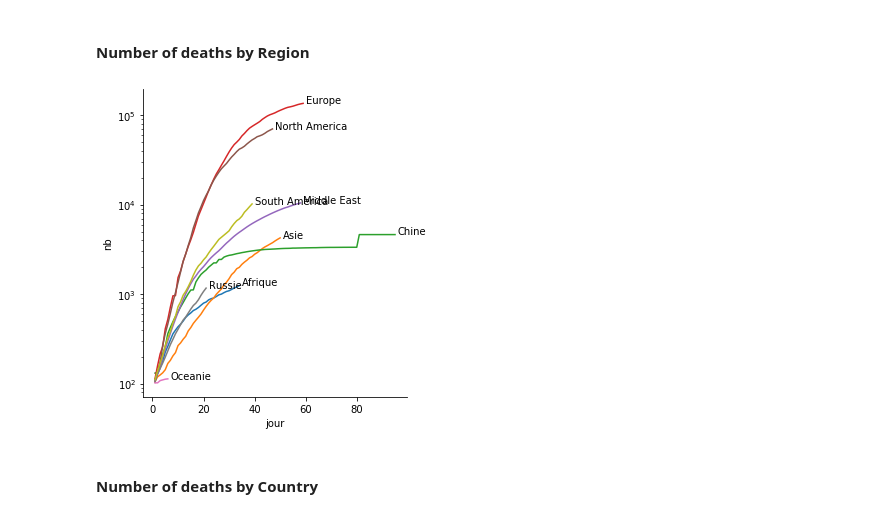
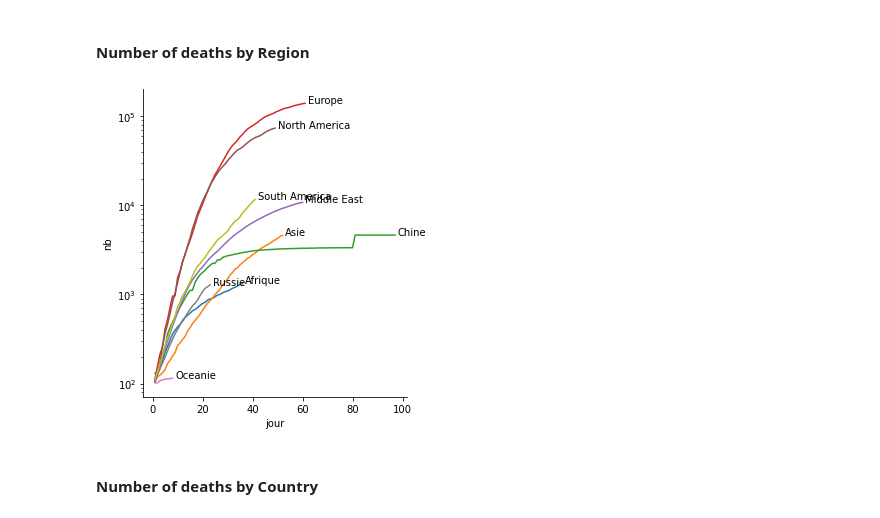
Before and after one commit to ecoudron/Covid-19, a Jupyter notebook: Covid.ipynb, the cells around one changed output. Saved outputs shown, nothing was run; the diff lists cells and outputs as text; code cells hidden in the pictures.

```diff
--- a/Covid.ipynb
+++ b/Covid.ipynb
@@ -104,9 +172,9 @@ def sync_and_plot(data, col, J0_threshold = 1, min_threshold = 1, date_limit = p
 # %%
 data_deaths_region = data_deaths.groupby(["Region","Date"]).sum().reset_index()
 
-fig = sync_and_plot(data_deaths_region,'Region',100,100, pd.to_datetime("1/05/2020",format='%d/%m/%Y'))
+fig = sync_and_plot(data_deaths_region,'Region',100,100)
 # %% [output]
-[figure, old version]
+[figure, new version]
 # %% [markdown]
 #### Number of deaths by Country
 # %%
```
Also changed, not shown: parts of 30 cells of this notebook.
